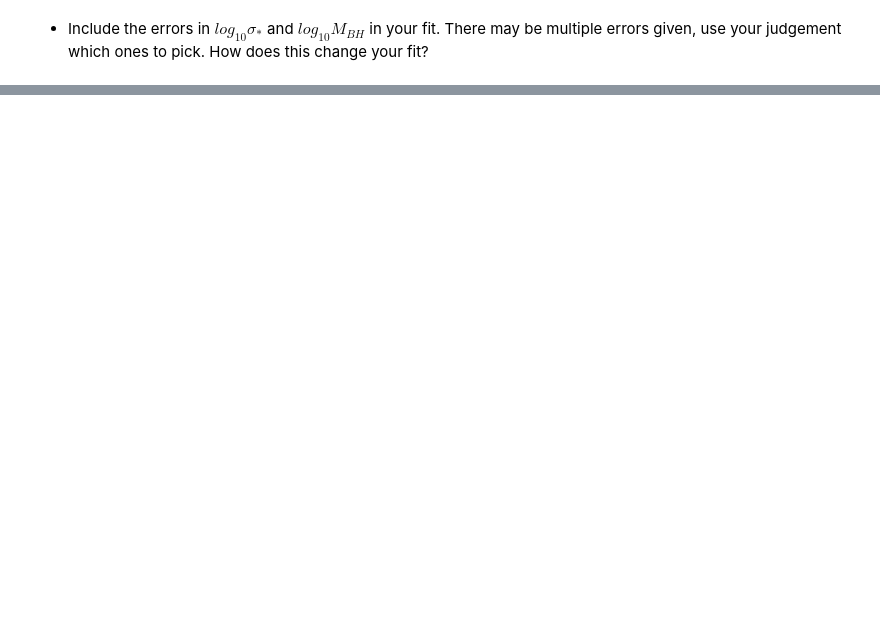
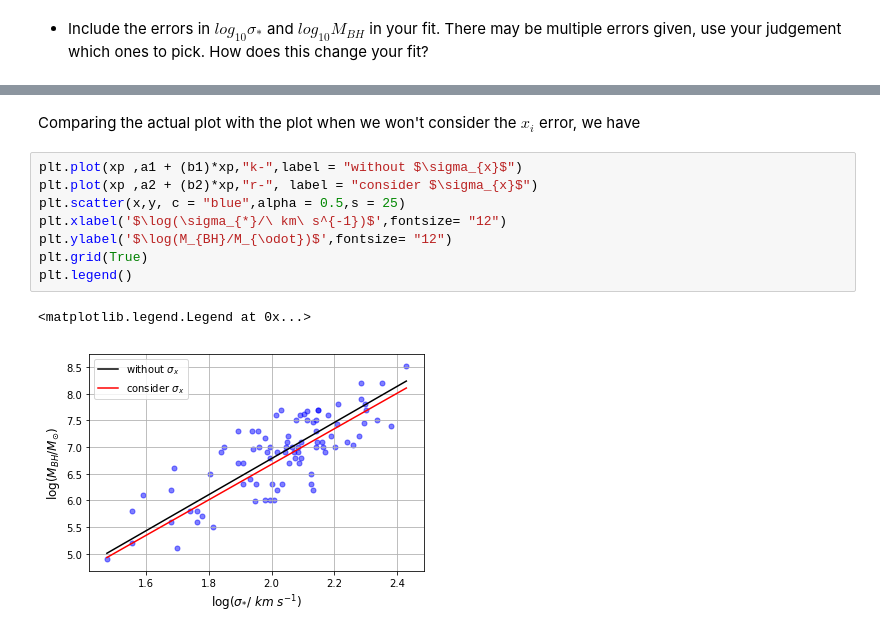
Before and after one commit to jomen93/Computational_Astrophysics, a Jupyter notebook: Exercise_5/Exercise_5.ipynb, the cells around one changed output, grey strips where cells are left out. Drawn from its saved outputs; the diff is of its cells as text; blank space fills up the shorter version.

Commit message:
Exercise 5, but I've question about error calculations

```diff
--- a/Exercise_5/Exercise_5.ipynb
+++ b/Exercise_5/Exercise_5.ipynb
@@ -135,0 +207,13 @@ Table masked=True length=88
+# %% [markdown]
+Comparing the actual plot with the plot when we won't consider the $x_{i}$ error, we have
+# %%
+plt.plot(xp ,a1 + (b1)*xp,"k-",label = "without $\sigma_{x}$")
+plt.plot(xp ,a2 + (b2)*xp,"r-", label = "consider $\sigma_{x}$")
+plt.scatter(x,y, c = "blue",alpha = 0.5,s = 25)
+plt.xlabel('$\log(\sigma_{*}/\ km\ s^{-1})$',fontsize= "12")
+plt.ylabel('$\log(M_{BH}/M_{\odot})$',fontsize= "12")
+plt.grid(True)
+plt.legend()
+# %% [output]
+<matplotlib.legend.Legend at 0x...>
+[figure, added]
```
Also changed, not shown: parts of 18 cells of this notebook, 1 other file.
